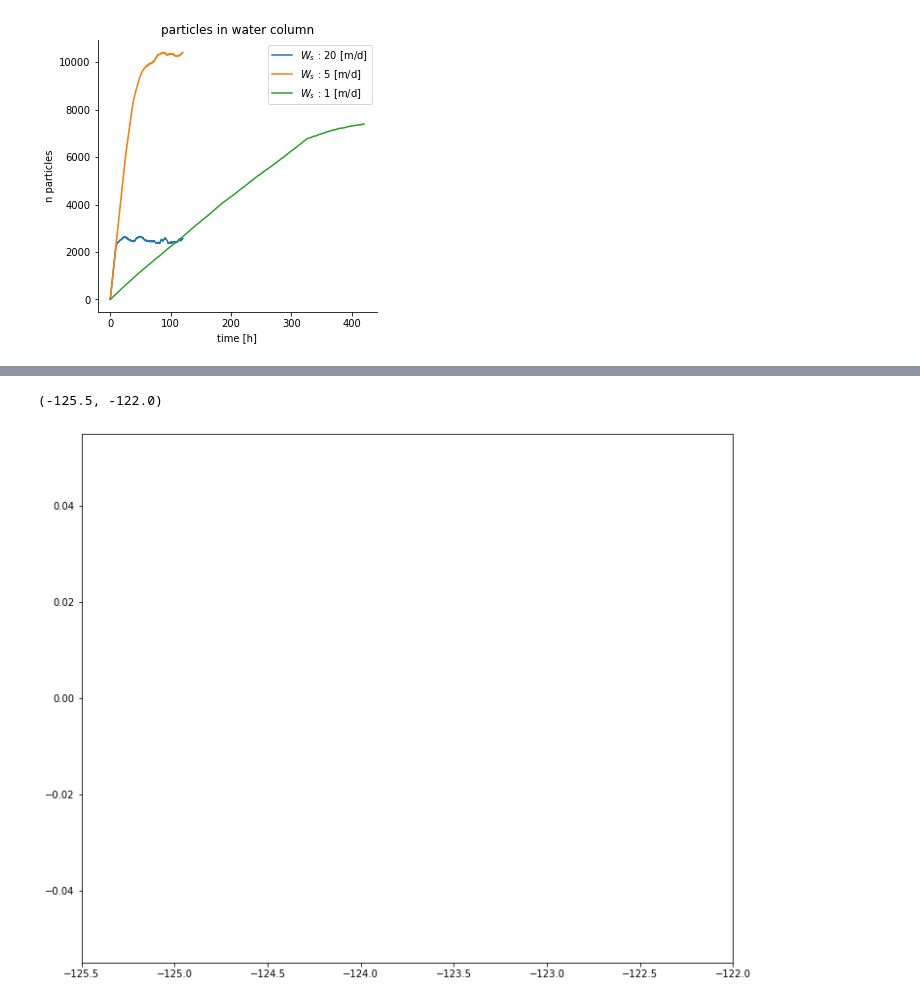
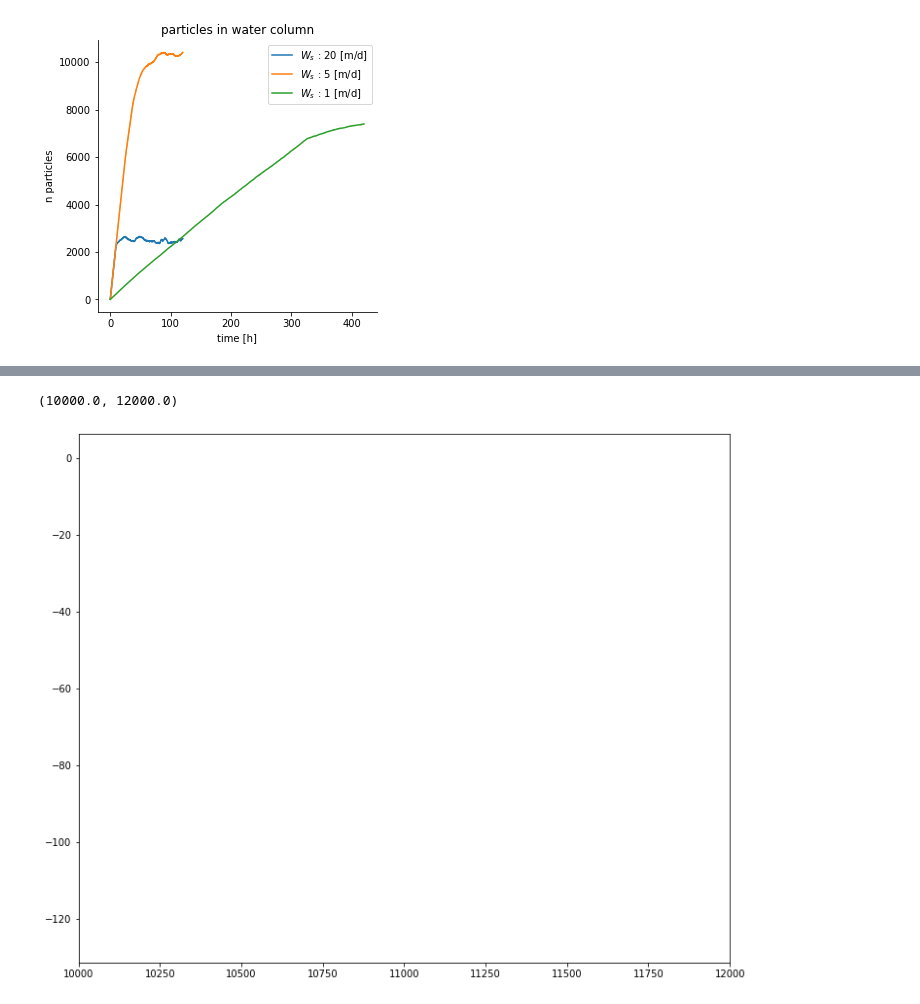
Before and after one commit to SalishSeaCast/analysis-jose, a Jupyter notebook: notebooks/parcels/Remote/Fibres/biofilm_figures(Sloww).ipynb, the cells around one changed output, grey strips where cells are left out. Drawn from its saved outputs; the diff is of its cells as text; code cells hidden in the pictures.

```diff
--- a/notebooks/parcels/Remote/Fibres/biofilm_figures(Sloww).ipynb
+++ b/notebooks/parcels/Remote/Fibres/biofilm_figures(Sloww).ipynb
@@ -23,7 +28,7 @@ from OP_functions import *
 # Define paths
 local = 0 #Set to 0 when working on server
 paths = path(local)
-config='/home/jvalenti/MOAD/analysis-jose/OParcels/All_kernel.yaml'
+config='/home/jvalenti/MOAD/analysis-jose/OParcels/30daysruns/Turb_off.yaml'
 # %%
 param = load_config(config)
 start = datetime(param['startdate']['year'], param['startdate']['month'], param['startdate']['day']) #Start date
@@ -177,27 +188,27 @@ Text(0.05, 0.5, 'Latitude')
 # %%
 # #Green Particles are on the sediment
 fig, axs = plt.subplots(1,figsize=(12, 10))
 #ax = fig.add_subplot(projection='3d')
 #visuald(axs[:,0],outfile,N,n,clon,clat,dmin,dd,300,301,local)
 #visuald(fig,axs[:,1],outfile,N,n,clon,clat,dmin,dd,5039,5040,local)
 nmin=-2
 nmax=-1
 coords,mask,ds = output(outfile,local)
 ds0=ds.where(ds.time<=ds.time[0,nmax])
 ds2=ds0.where(ds0.time>=ds0.time[0,nmin])
-dss=ds2.where(ds2.beached==0)
+dss=ds2.where(ds2.beached==1)
 zc=np.array(-dss.z[:, 0:-1])
 zc = zc[~np.isnan(zc)]
 axs.scatter(dss.lon[:, 0:-1] ,-dss.z[:, 0:-1],s=10,zorder=2)
 plt.plot(dss.lon[:,0:-1],)
 #fig.suptitle(f'Particle location for  biofilm and turbulent mixing',y=0.95,x=0.45)
 #fig.supxlabel('Longitude',x=0.45)
-axs.set_xlim([-125.5,-122])
+axs.set_xlim([10000,12000])
 #ax.set_ylim([47.9,50.5])
 #ax.set_zlim([-400,0])
 # %% [output]
-(-125.5, -122.0)
+(10000.0, 12000.0)
-[figure, old version]
+[figure, new version]
 # %%
 # import plotly.graph_objects as go
 # import plotly.express as px
```
Also changed, not shown: parts of 6 cells of this notebook, 13 other files.
